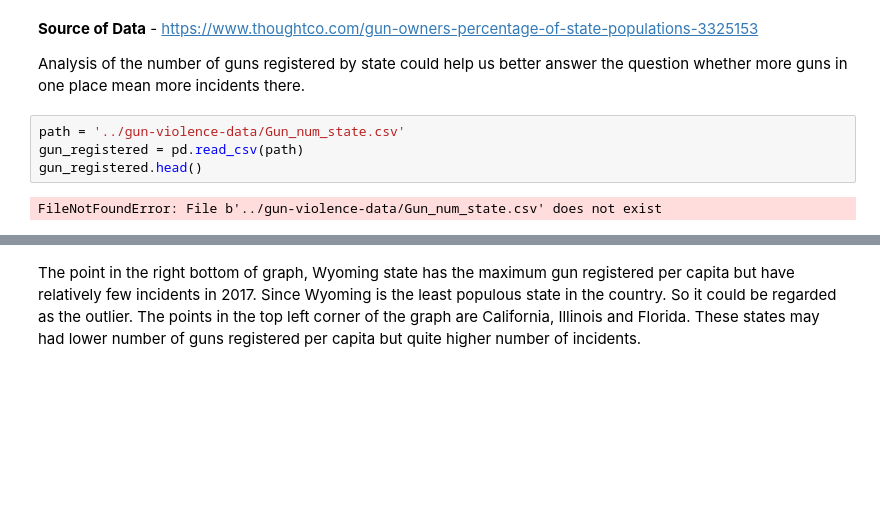
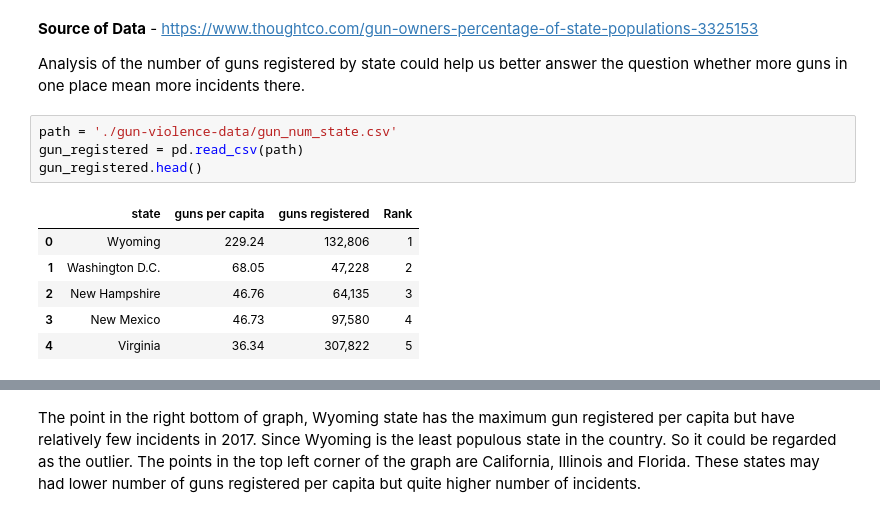
Before and after one commit to ECE143-group24/Gun-Violence-Analysis, a Jupyter notebook: Visualization.ipynb, the cells around one changed output, grey strips where cells are left out. Drawn from its saved outputs; the diff is of its cells as text; blank space fills up the shorter version.

```diff
--- a/Visualization.ipynb
+++ b/Visualization.ipynb
@@ -190,11 +190,16 @@ Every point stands for one of top-10 dates that incidents happened in specified
 
  Analysis of the number of guns registered by state could help us better answer the question whether more guns in one place mean more incidents there.
 # %%
-path = '../gun-violence-data/Gun_num_state.csv'
+path = './gun-violence-data/gun_num_state.csv'
 gun_registered = pd.read_csv(path)
 gun_registered.head()
 # %% [output]
-FileNotFoundError: File b'../gun-violence-data/Gun_num_state.csv' does not exist
+|  | state | guns per capita | guns registered | Rank |
+| 0 | Wyoming | 229.24 | 132,806 | 1 |
+| 1 | Washington D.C. | 68.05 | 47,228 | 2 |
+| 2 | New Hampshire | 46.76 | 64,135 | 3 |
+| 3 | New Mexico | 46.73 | 97,580 | 4 |
+| 4 | Virginia | 36.34 | 307,822 | 5 |
 # %%
 state_df = df[df['year'] == 2017]['state'].value_counts()
 statedf = pd.DataFrame()
```
Also changed, not shown: parts of 11 cells of this notebook, 1 other file.
